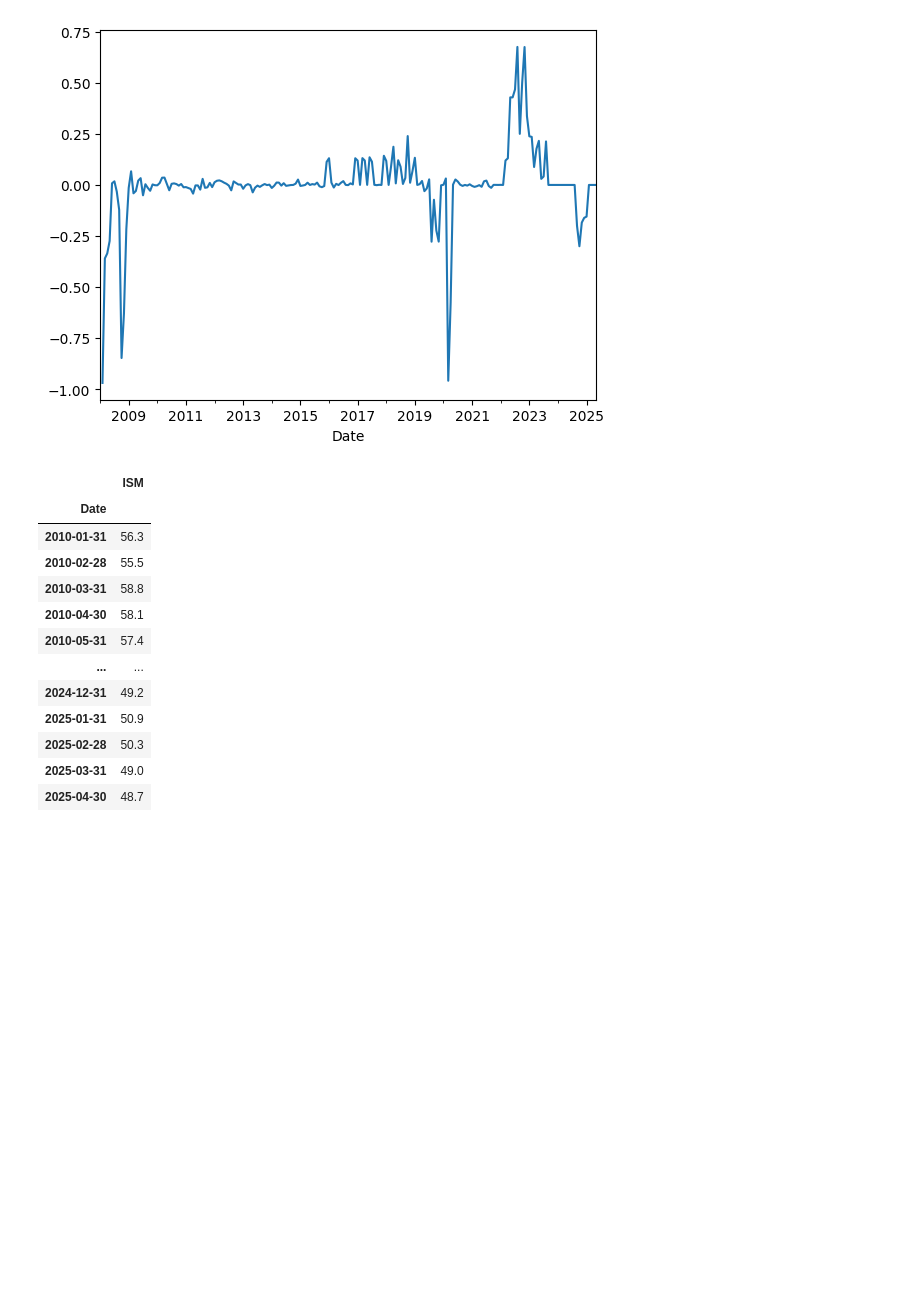
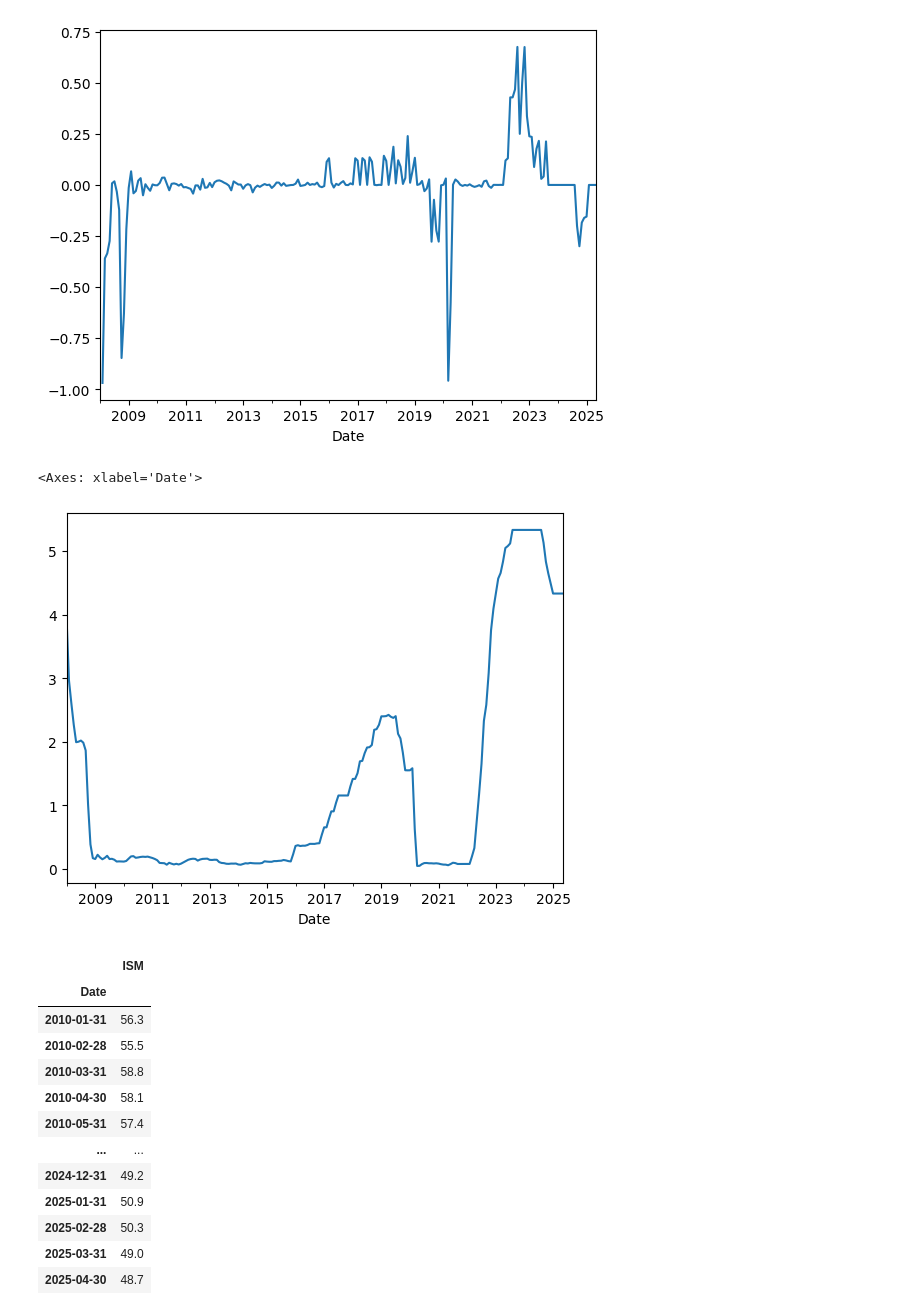
Before and after one commit to Kunj121/MacroFinance_HW2, a Jupyter notebook: hw3/macro_factors.ipynb, the cells around one changed output. Saved outputs shown, nothing was run; the diff lists cells and outputs as text; code cells hidden in the pictures; blank space fills up the shorter version.

```diff
--- a/hw3/macro_factors.ipynb
+++ b/hw3/macro_factors.ipynb
@@ -152,6 +152,11 @@ fed['rate_change_1m'].plot()
 # %% [output]
 <Axes: xlabel='Date'>
 [figure]
+# %%
+fed['ff'].plot()
+# %% [output]
+<Axes: xlabel='Date'>
+[figure, added]
 # %%
 ism = pd.read_excel(FILE1, sheet_name='ISM', index_col='Date')
 ism = ism[~ism.index.duplicated(keep='last')]
```
Also changed, not shown: parts of 3 cells of this notebook.
